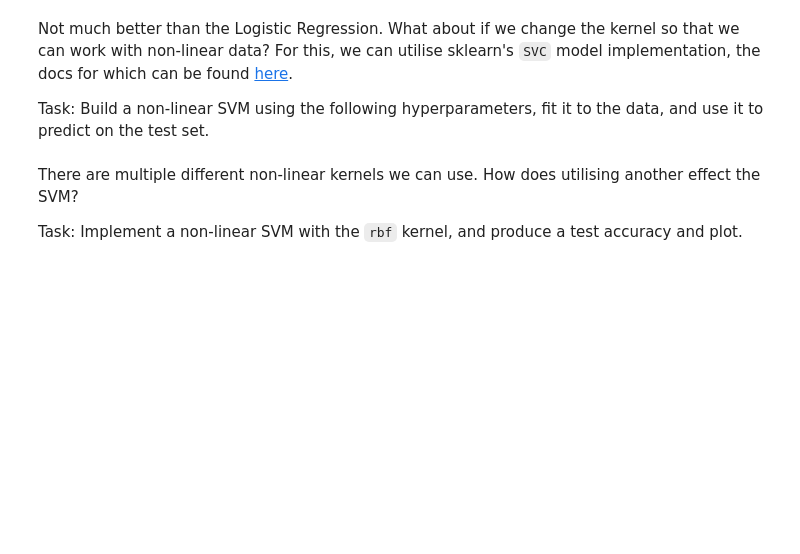
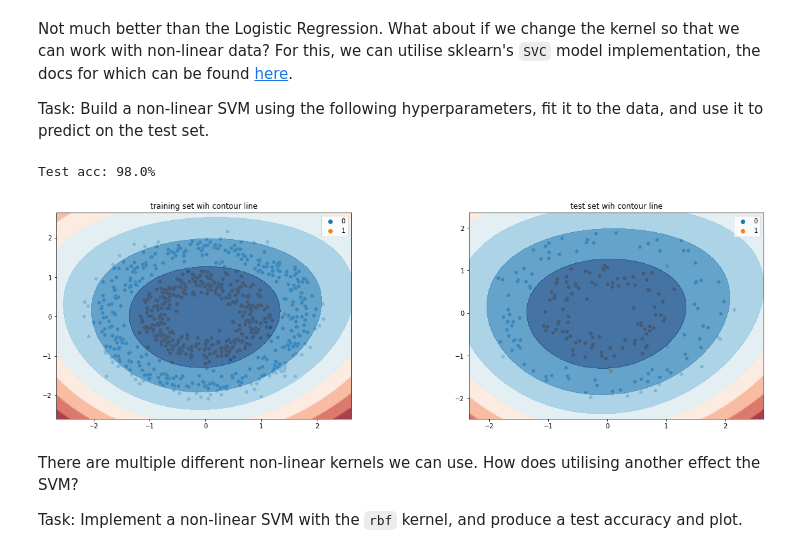
Before and after one commit to lestherll/csc2034-ds-demos, a Jupyter notebook: 02-non-linearly-separable-data.ipynb, the cells around one changed output. Cells and saved outputs as stored; diff of their text form; code cells hidden in the pictures; blank space fills up the shorter version.

```diff
--- a/02-non-linearly-separable-data.ipynb
+++ b/02-non-linearly-separable-data.ipynb
@@ -161,16 +168,28 @@ Task: Build a non-linear SVM using the following hyperparameters, fit it to the
 # %%
 from sklearn.svm import SVC
 
 kernel = 'poly'
 degree = 3
 C = 5
 coef0 = 1
 
-non_linear_svm = #...
+non_linear_svm = SVC(
+    kernel=kernel,
+    degree=degree,
+    C=C,
+    coef0=coef0,
+)
+non_linear_svm.fit(data_train_scaled, labels_train)
+
+non_linear_svm_label_predictions = non_linear_svm.predict(data_test_scaled)
+test_acc = accuracy_score(labels_test, non_linear_svm_label_predictions)
 
 print(f"Test acc: {test_acc * 100}%")
 plot_contour_fit(non_linear_svm, data_train_scaled, labels_train,
                  data_test_scaled, labels_test)
+# %% [output]
+Test acc: 98.0%
+[figure, added]
 # %% [markdown]
 There are multiple different non-linear kernels we can use. How does utilising another effect the SVM?
 
```
Also changed, not shown: parts of 1 cell of this notebook.
